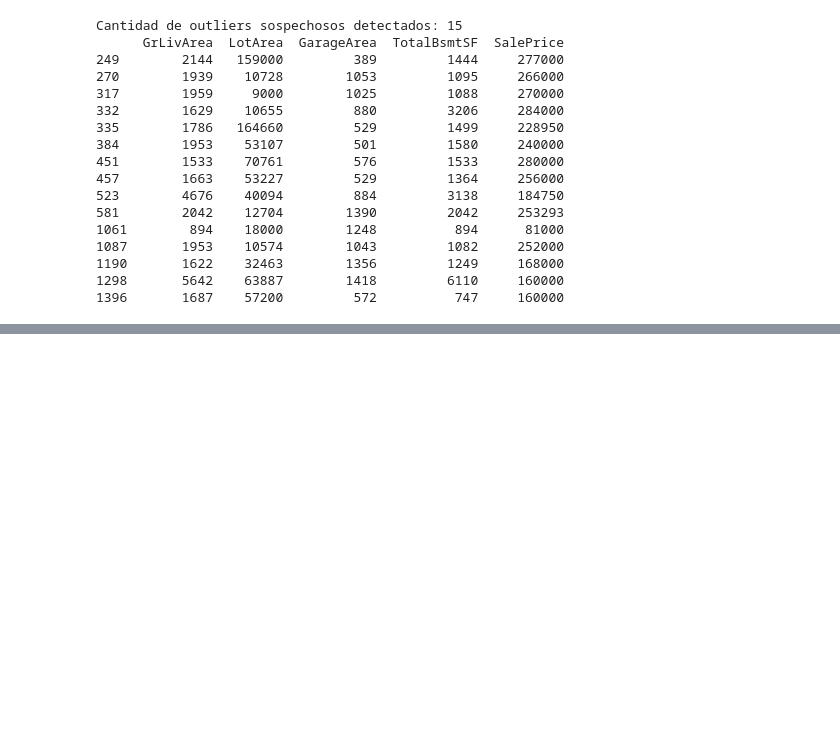
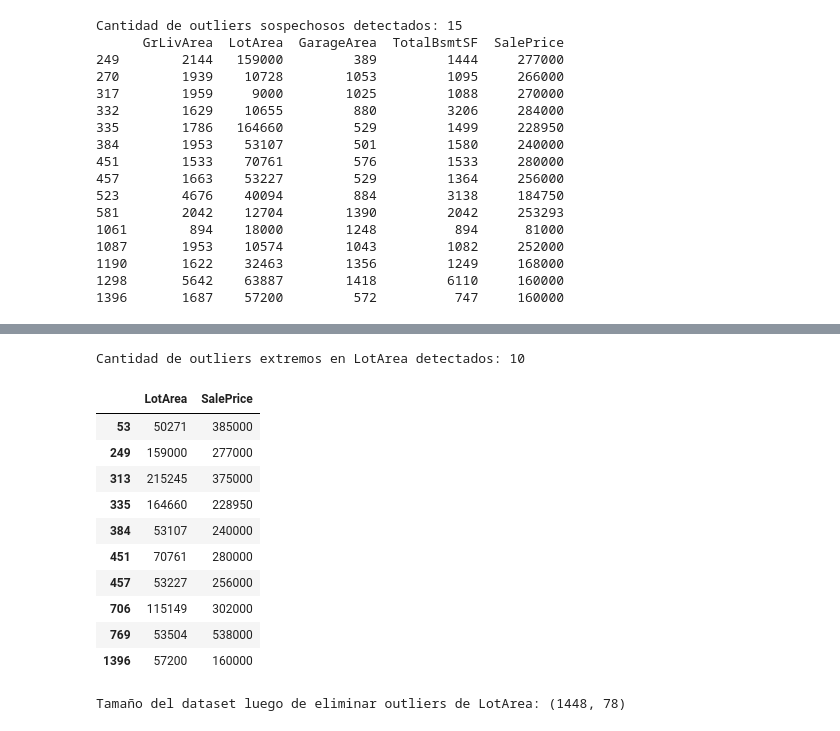
Before and after one commit to paulairazoqui/Home-data-for-ML-course, a Jupyter notebook: EDA y ETL.ipynb, the cells around one changed output, grey strips where cells are left out. Drawn from its saved outputs; the diff is of its cells as text; code cells hidden in the pictures; blank space fills up the shorter version.

```diff
--- a/EDA y ETL.ipynb
+++ b/EDA y ETL.ipynb
@@ -780,0 +843,16 @@ Cantidad de outliers sospechosos detectados: 15
+# %%
+# Definir condición de outliers extremos
+outliers_extremos = train_reduced[
+    (train_reduced['GrLivArea'] > 4000) &
+    (train_reduced['SalePrice'] < 400000)
+]
+
+# Mostrar registros detectados
+print(f"Cantidad de outliers extremos detectados: {outliers_extremos.shape[0]}")
+display(outliers_extremos[['GrLivArea', 'SalePrice']])
+
+# Eliminar esos registros del dataset
+train_reduced = train_reduced.drop(outliers_extremos.index)
+
+# Confirmar tamaño final del dataset
+print(f"Tamaño del dataset luego de eliminar outliers extremos: {train_reduced.shape}")
@@ -780,0 +884,29 @@ Cantidad de outliers sospechosos detectados: 15
+# %%
+# Definir condición de outliers extremos en LotArea
+outliers_lotarea = train_reduced[
+    (train_reduced['LotArea'] > 50000)
+]
+
+# Mostrar registros detectados
+print(f"Cantidad de outliers extremos en LotArea detectados: {outliers_lotarea.shape[0]}")
+display(outliers_lotarea[['LotArea', 'SalePrice']])
+
+# Eliminar esos registros del dataset
+train_reduced = train_reduced.drop(outliers_lotarea.index)
+
+# Confirmar tamaño final del dataset
+print(f"Tamaño del dataset luego de eliminar outliers de LotArea: {train_reduced.shape}")
+# %% [output]
+Cantidad de outliers extremos en LotArea detectados: 10
+|  | LotArea | SalePrice |
+| 53 | 50271 | 385000 |
+| 249 | 159000 | 277000 |
+| 313 | 215245 | 375000 |
+| 335 | 164660 | 228950 |
+| 384 | 53107 | 240000 |
+| 451 | 70761 | 280000 |
+| 457 | 53227 | 256000 |
+| 706 | 115149 | 302000 |
+| 769 | 53504 | 538000 |
+| 1396 | 57200 | 160000 |
+Tamaño del dataset luego de eliminar outliers de LotArea: (1448, 78)
```
Also changed, not shown: parts of 12 cells of this notebook.
